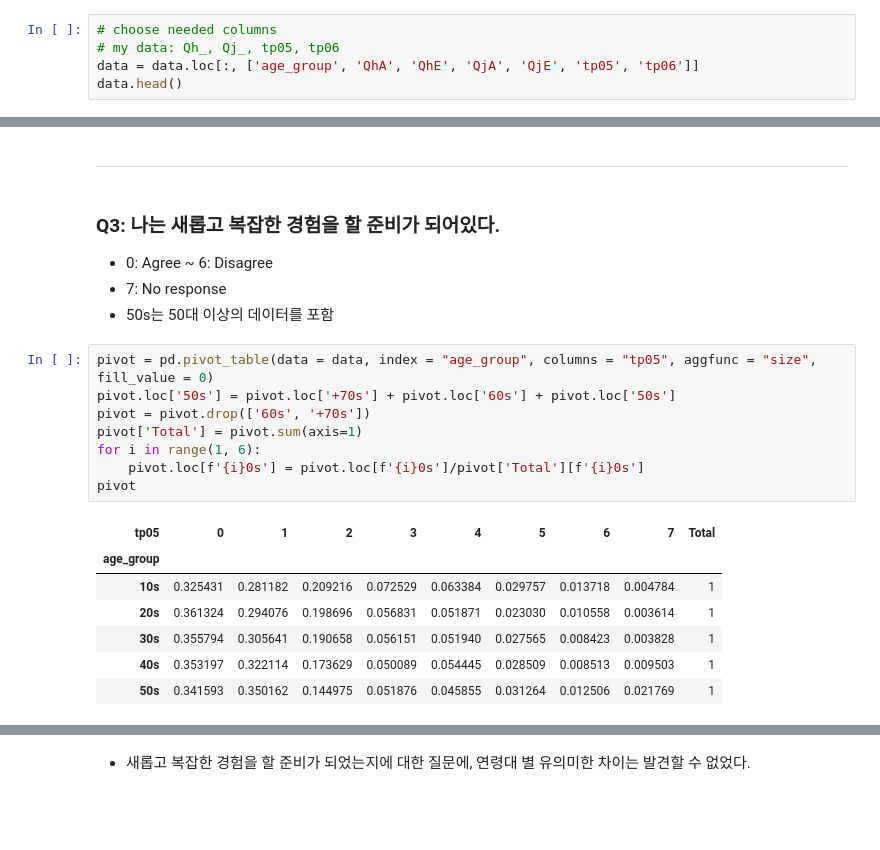
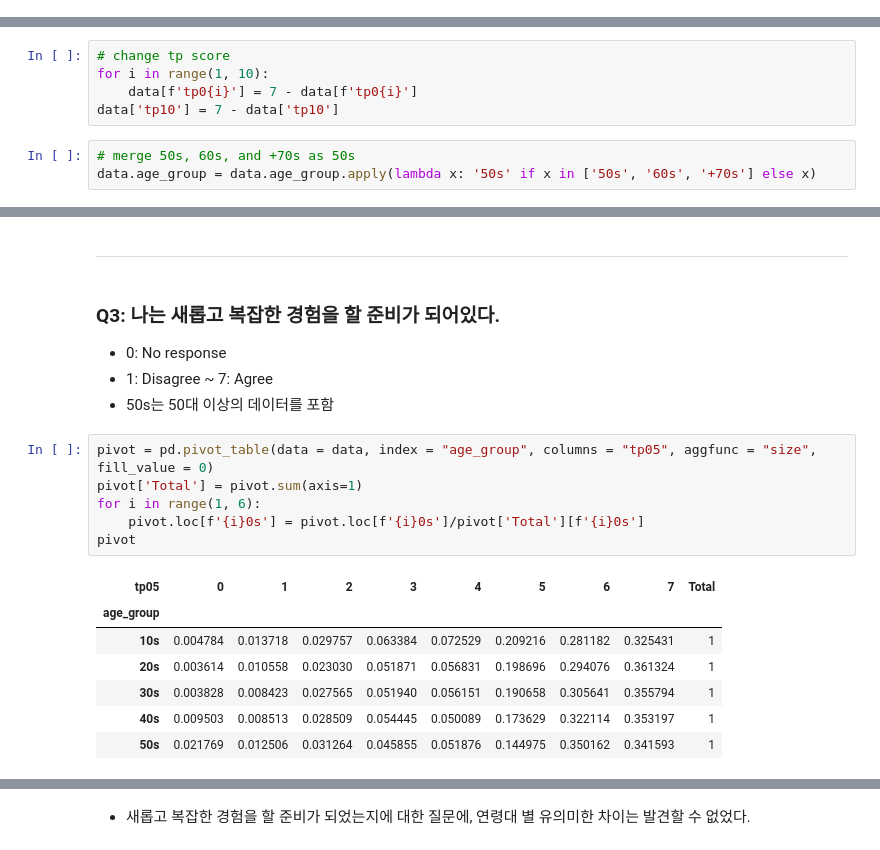
Before and after one commit to imdg3/8th_EDA, a Jupyter notebook: 1조/유영서/DataAnalysis.ipynb, the cells around one changed output, grey strips where cells are left out. Cells and saved outputs as stored; diff of their text form; blank space fills up the shorter version.

```diff
--- a/1조/유영서/DataAnalysis.ipynb
+++ b/1조/유영서/DataAnalysis.ipynb
@@ -21,8 +22,3 @@ data.head()
 | 3 | 3 | 3.0 | 504 | 3.0 | 2311 | 4.0 | 992 | 3.0 | 3245 | 1.0 | ... | ... |
 | 4 | 4 | 1.0 | 927 | 1.0 | 707 | 5.0 | 556 | 2.0 | 1062 | 1.0 | ... | ... |
 5 rows × 78 columns
-# %%
-# choose needed columns
-# my data: Qh_, Qj_, tp05, tp06
-data = data.loc[:, ['age_group', 'QhA', 'QhE', 'QjA', 'QjE', 'tp05', 'tp06']]
-data.head()
@@ -63,3 +59,11 @@ dtype: int64
+# %%
+# change tp score
+for i in range(1, 10):
+    data[f'tp0{i}'] = 7 - data[f'tp0{i}']
+data['tp10'] = 7 - data['tp10']
+# %%
+# merge 50s, 60s, and +70s as 50s
+data.age_group = data.age_group.apply(lambda x: '50s' if x in ['50s', '60s', '+70s'] else x)
 # %% [markdown]
 ## 주어진 문항에 대한 연령대 별 분석
 # %% [markdown]
@@ -116,22 +134,20 @@ pivot
 ---
 # %% [markdown]
 ### Q3: 나는 새롭고 복잡한 경험을 할 준비가 되어있다.
-* 0: Agree ~ 6: Disagree
-* 7: No response
+* 0: No response
+* 1: Disagree ~ 7: Agree
 * 50s는 50대 이상의 데이터를 포함
 # %%
 pivot = pd.pivot_table(data = data, index = "age_group", columns = "tp05", aggfunc = "size", fill_value = 0)
-pivot.loc['50s'] = pivot.loc['+70s'] + pivot.loc['60s'] + pivot.loc['50s']
-pivot = pivot.drop(['60s', '+70s'])
 pivot['Total'] = pivot.sum(axis=1)
 for i in range(1, 6):
     pivot.loc[f'{i}0s'] = pivot.loc[f'{i}0s']/pivot['Total'][f'{i}0s']
 pivot
 # %% [output]
 | tp05 | 0 | 1 | 2 | 3 | 4 | 5 | 6 | 7 | Total |
 | age_group |  |  |  |  |  |  |  |  |  |
-| 10s | 0.325431 | 0.281182 | 0.209216 | 0.072529 | 0.063384 | 0.029757 | 0.013718 | 0.004784 | 1 |
-| 20s | 0.361324 | 0.294076 | 0.198696 | 0.056831 | 0.051871 | 0.023030 | 0.010558 | 0.003614 | 1 |
-| 30s | 0.355794 | 0.305641 | 0.190658 | 0.056151 | 0.051940 | 0.027565 | 0.008423 | 0.003828 | 1 |
-| 40s | 0.353197 | 0.322114 | 0.173629 | 0.050089 | 0.054445 | 0.028509 | 0.008513 | 0.009503 | 1 |
-| 50s | 0.341593 | 0.350162 | 0.144975 | 0.051876 | 0.045855 | 0.031264 | 0.012506 | 0.021769 | 1 |
+| 10s | 0.004784 | 0.013718 | 0.029757 | 0.063384 | 0.072529 | 0.209216 | 0.281182 | 0.325431 | 1 |
+| 20s | 0.003614 | 0.010558 | 0.023030 | 0.051871 | 0.056831 | 0.198696 | 0.294076 | 0.361324 | 1 |
+| 30s | 0.003828 | 0.008423 | 0.027565 | 0.051940 | 0.056151 | 0.190658 | 0.305641 | 0.355794 | 1 |
+| 40s | 0.009503 | 0.008513 | 0.028509 | 0.054445 | 0.050089 | 0.173629 | 0.322114 | 0.353197 | 1 |
+| 50s | 0.021769 | 0.012506 | 0.031264 | 0.045855 | 0.051876 | 0.144975 | 0.350162 | 0.341593 | 1 |
```
Also changed, not shown: parts of 47 cells of this notebook.
